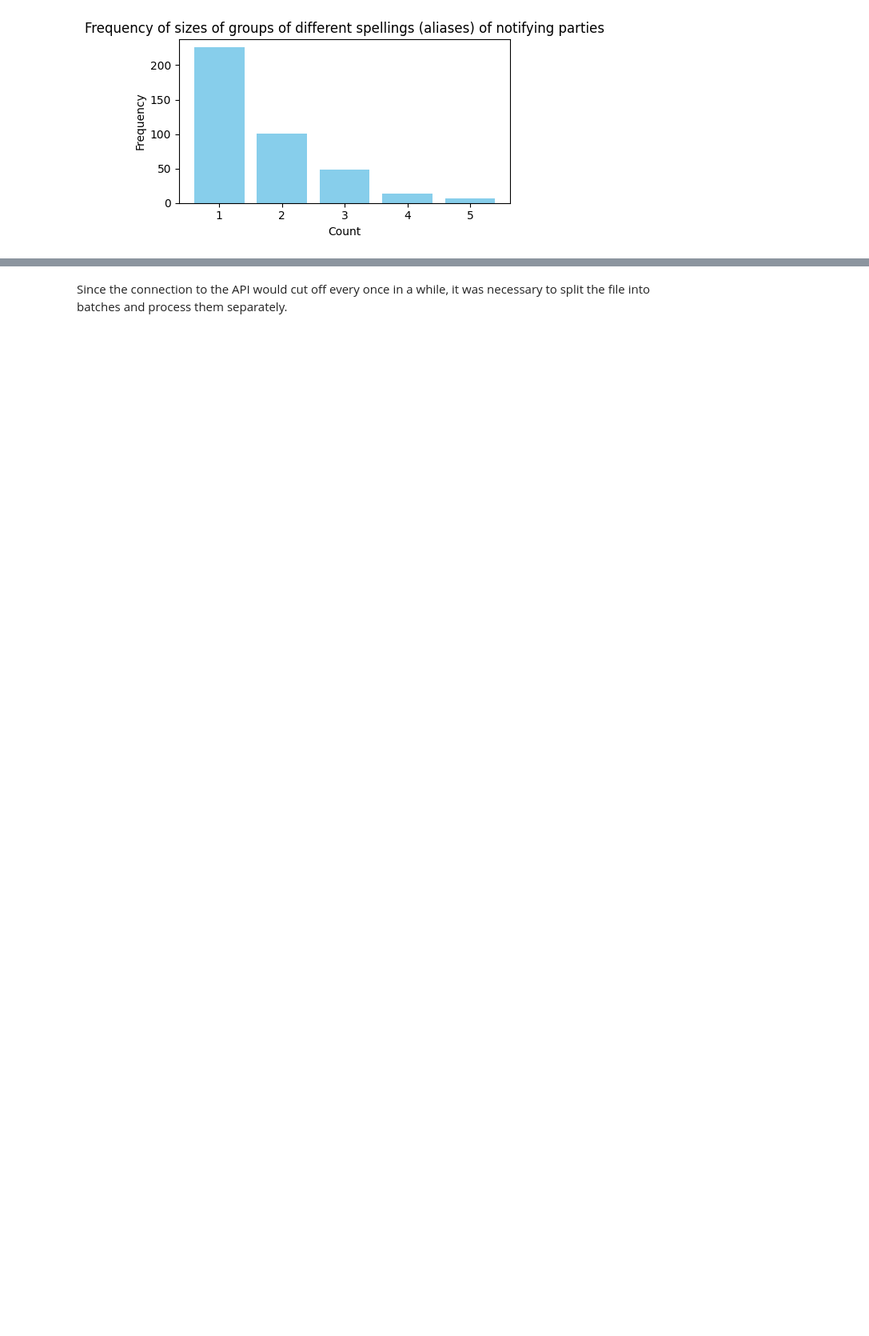
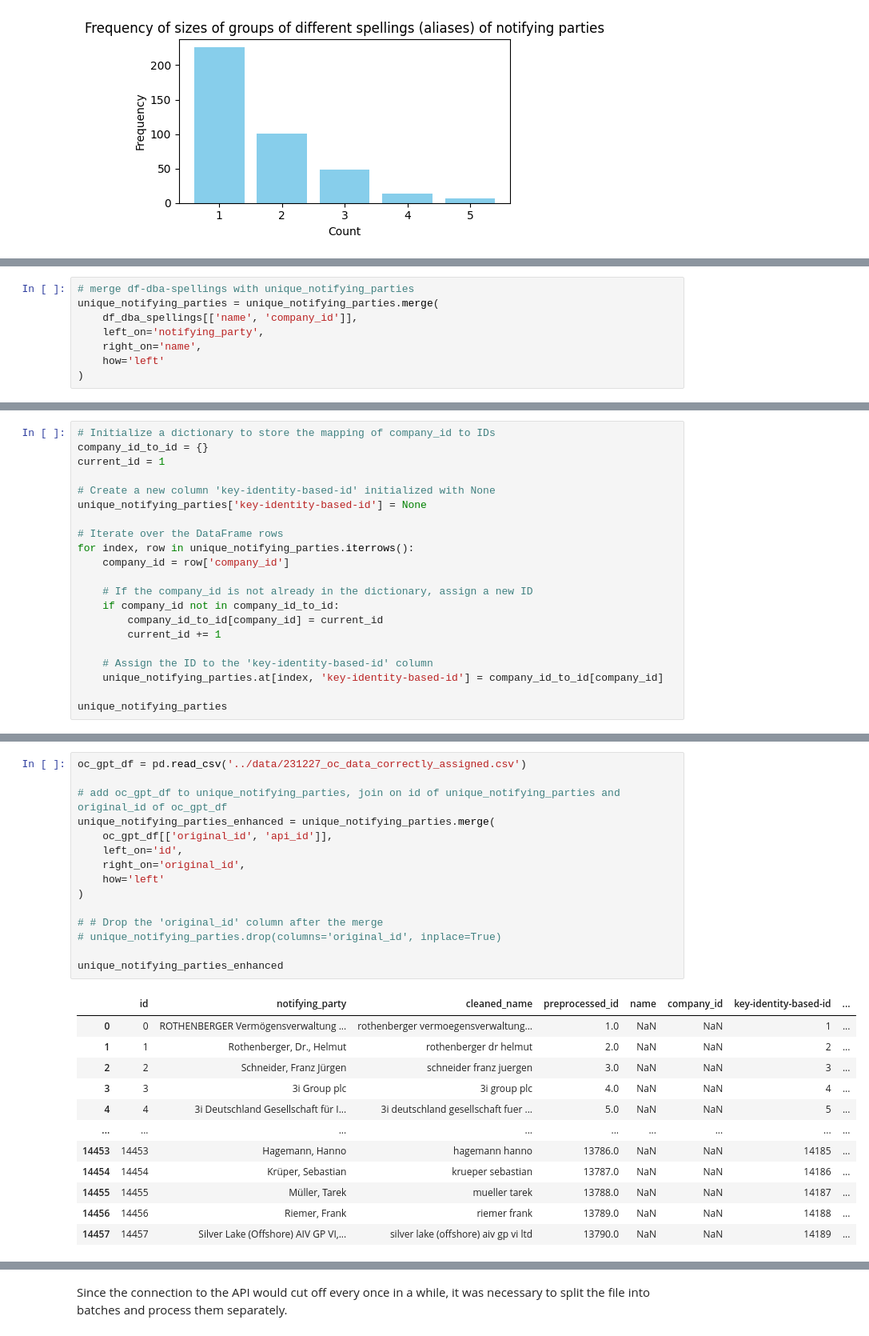
Before and after one commit to KensingtonOscupant/germanyinc-shareholders, a Jupyter notebook: src/exploration.ipynb, the cells around one changed output, grey strips where cells are left out. Shown: that part at 80% size. Drawn from its saved outputs; the diff is of its cells as text; blank space fills up the shorter version.

```diff
--- a/src/exploration.ipynb
+++ b/src/exploration.ipynb
@@ -244,0 +284,8 @@ We will set all this information aside for now and use it later.
+# %%
+# merge df-dba-spellings with unique_notifying_parties
+unique_notifying_parties = unique_notifying_parties.merge(
+    df_dba_spellings[['name', 'company_id']],
+    left_on='notifying_party',
+    right_on='name',
+    how='left'
+)
@@ -244,0 +294,21 @@ We will set all this information aside for now and use it later.
+# %%
+# Initialize a dictionary to store the mapping of company_id to IDs
+company_id_to_id = {}
+current_id = 1
+
+# Create a new column 'key-identity-based-id' initialized with None
+unique_notifying_parties['key-identity-based-id'] = None
+
+# Iterate over the DataFrame rows
+for index, row in unique_notifying_parties.iterrows():
+    company_id = row['company_id']
+
+    # If the company_id is not already in the dictionary, assign a new ID
+    if company_id not in company_id_to_id:
+        company_id_to_id[company_id] = current_id
+        current_id += 1
+
+    # Assign the ID to the 'key-identity-based-id' column
+    unique_notifying_parties.at[index, 'key-identity-based-id'] = company_id_to_id[company_id]
+
+unique_notifying_parties
@@ -244,0 +547,28 @@ We will set all this information aside for now and use it later.
+# %%
+oc_gpt_df = pd.read_csv('../data/231227_oc_data_correctly_assigned.csv')
+
+# add oc_gpt_df to unique_notifying_parties, join on id of unique_notifying_parties and original_id of oc_gpt_df
+unique_notifying_parties_enhanced = unique_notifying_parties.merge(
+    oc_gpt_df[['original_id', 'api_id']],
+    left_on='id',
+    right_on='original_id',
+    how='left'
+)
+
+# # Drop the 'original_id' column after the merge
+# unique_notifying_parties.drop(columns='original_id', inplace=True)
+
+unique_notifying_parties_enhanced
+# %% [output]
+|  | id | notifying_party | cleaned_name | preprocessed_id | name | company_id | key-identity-based-id | ... |
+| 0 | 0 | ROTHENBERGER Vermögensverwaltung ... | rothenberger vermoegensverwaltung... | 1.0 | NaN | NaN | 1 | ... |
+| 1 | 1 | Rothenberger, Dr., Helmut | rothenberger dr helmut | 2.0 | NaN | NaN | 2 | ... |
+| 2 | 2 | Schneider, Franz Jürgen | schneider franz juergen | 3.0 | NaN | NaN | 3 | ... |
+| 3 | 3 | 3i Group plc | 3i group plc | 4.0 | NaN | NaN | 4 | ... |
+| 4 | 4 | 3i Deutschland Gesellschaft für I... | 3i deutschland gesellschaft fuer ... | 5.0 | NaN | NaN | 5 | ... |
+| ... | ... | ... | ... | ... | ... | ... | ... | ... |
+| 14453 | 14453 | Hagemann, Hanno | hagemann hanno | 13786.0 | NaN | NaN | 14185 | ... |
+| 14454 | 14454 | Krüper, Sebastian | krueper sebastian | 13787.0 | NaN | NaN | 14186 | ... |
+| 14455 | 14455 | Müller, Tarek | mueller tarek | 13788.0 | NaN | NaN | 14187 | ... |
+| 14456 | 14456 | Riemer, Frank | riemer frank | 13789.0 | NaN | NaN | 14188 | ... |
+| 14457 | 14457 | Silver Lake (Offshore) AIV GP VI,... | silver lake (offshore) aiv gp vi ltd | 13790.0 | NaN | NaN | 14189 | ... |
```
Also changed, not shown: parts of 24 cells of this notebook.
